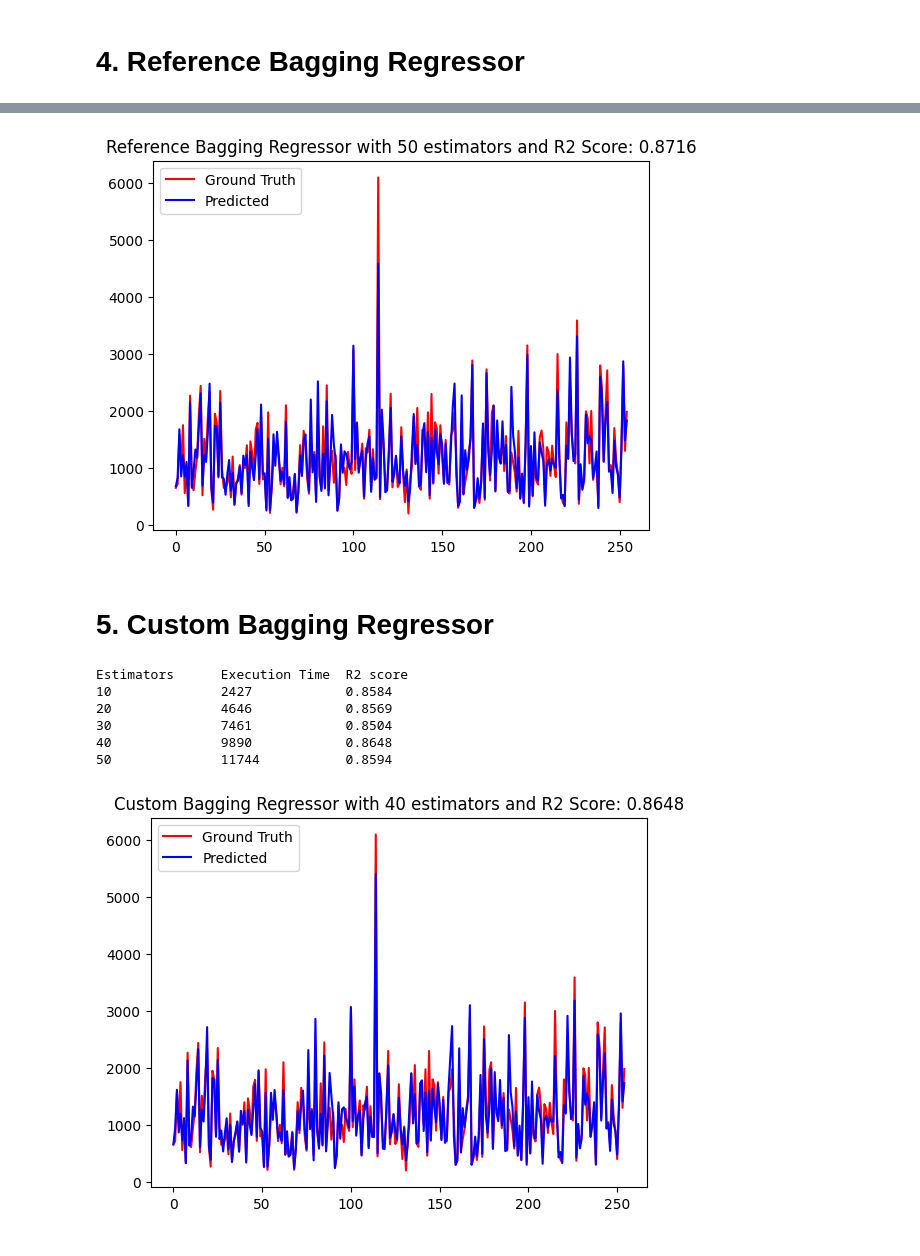
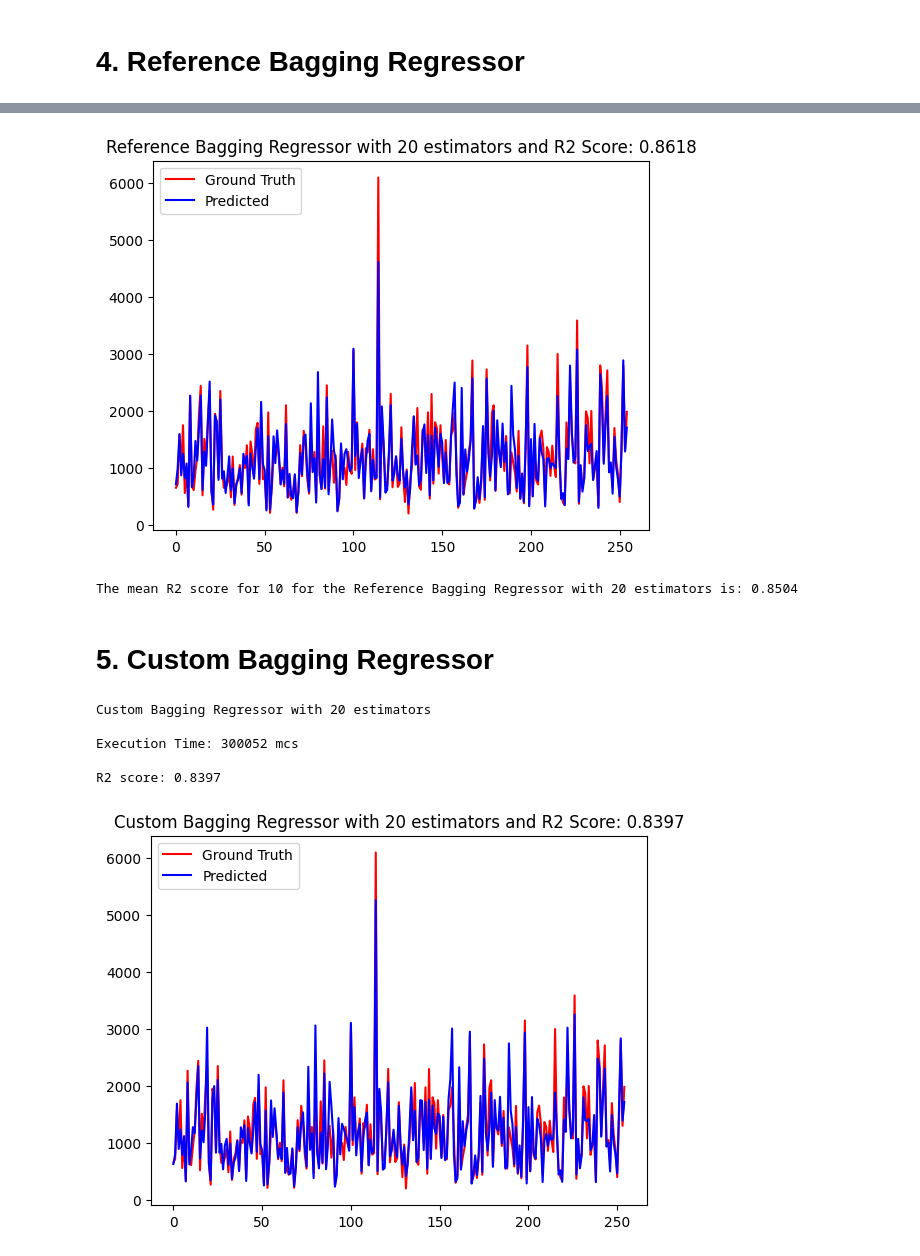
Before and after one commit to itmo-mla/spring-25, a Jupyter notebook: students/r-issa/Lab_1/source/Алгоритмы_МО2_Lab_1.ipynb, the cells around one changed output, grey strips where cells are left out. Saved outputs shown, nothing was run; the diff lists cells and outputs as text; code cells hidden in the pictures.

```diff
--- a/students/r-issa/Lab_1/source/Алгоритмы_МО2_Lab_1.ipynb
+++ b/students/r-issa/Lab_1/source/Алгоритмы_МО2_Lab_1.ipynb
@@ -105,5 +106,5 @@ def preprocess_dataset(dataset, target_columns):
 # %%
-X_train, X_test, y_train, y_test = preprocess_dataset(dataset, target_columns=['Price (Euro)'])
+X, y, X_train, X_test, y_train, y_test = preprocess_dataset(dataset, target_columns=['Price (Euro)'])
 print("Data Preprocessing Completed.")
 # %% [output]
 Data Preprocessing Completed.
@@ -172,0 +132,12 @@ Estimators      Execution Time  R2 score
+# %%
+estimators_number = 20
+
+br_ref = BaggingRegressor(n_estimators=estimators_number)
+
+start_time = datetime.now()
+
+br_ref.fit(X_train, y_train)
+
+end_time = datetime.now()
+
+y_pred = br_ref.predict(X_test)
@@ -173,10 +158,10 @@ Estimators      Execution Time  R2 score
 # %%
-y_pred = best_model.predict(X_test)
+y_pred = br_ref.predict(X_test)
 
 plt.plot(y_test, color='red', label='Ground Truth')
 plt.plot(y_pred, color='blue', label='Predicted')
 plt.legend(loc='upper left')
-plt.title(f"Reference Bagging Regressor with {best_estimators_number} estimators and R2 Score: {best_r2_score:.4f}")
+plt.title(f"Reference Bagging Regressor with {estimators_number} estimators and R2 Score: {r2:.4f}")
 plt.show()
 # %% [output]
-[figure, old version]
+[figure, new version]
@@ -183,3 +174,7 @@ plt.show()
+# %%
+print(f"The mean R2 score for {n_folds} for the Reference Bagging Regressor with {estimators_number} estimators is: {scores_ref.mean():.4f}")
+# %% [output]
+The mean R2 score for 10 for the Reference Bagging Regressor with 20 estimators is: 0.8504
 # %% [markdown]
 # 5. Custom Bagging Regressor
 # %%
@@ -248,22 +213,36 @@ for estimators_number in estimators_numbers:
-# %%
-print("Estimators\tExecution Time\tR2 score")
-
-for estimators_number in estimators_numbers:
-  print(f"{estimators_number}\t\t{execution_times[estimators_number]}\t\t{r2_scores[estimators_number]:.4f}")
-# %% [output]
-Estimators      Execution Time  R2 score
-10              2427            0.8584
-20              4646            0.8569
-30              7461            0.8504
-40              9890            0.8648
-50              11744           0.8594
+# %%
+estimators_number = 20
+
+br_cus = CustomBaggingRegressor(n_estimators=estimators_number)
+
+start_time = datetime.now()
+
+br_cus.fit(X_train, y_train)
+
+end_time = datetime.now()
+
+y_pred = br_cus.predict(X_test)
+# %%
+# Metrics
+r2 = r2_score(y_test, y_pred)
+execution_time = (end_time - start_time).microseconds
+
+print(f"\nCustom Bagging Regressor with {estimators_number} estimators")
+print(f"\nExecution Time: {execution_time} mcs")
+print(f"\nR2 score: {r2:.4f}")
+# %% [output]
+Custom Bagging Regressor with 20 estimators
+
+Execution Time: 300052 mcs
+
+R2 score: 0.8397
 # %%
-y_pred = best_model.predict(X_test)
+y_pred = br_cus.predict(X_test)
 
 plt.plot(y_test, color='red', label='Ground Truth')
 plt.plot(y_pred, color='blue', label='Predicted')
 plt.legend(loc='upper left')
-plt.title(f"Custom Bagging Regressor with {best_estimators_number} estimators and R2 Score: {best_r2_score:.4f}")
+plt.title(f"Custom Bagging Regressor with {estimators_number} estimators and R2 Score: {r2:.4f}")
 plt.show()
 # %% [output]
-[figure, old version]
+[figure, new version]
```
Also changed, not shown: parts of 9 cells of this notebook.
